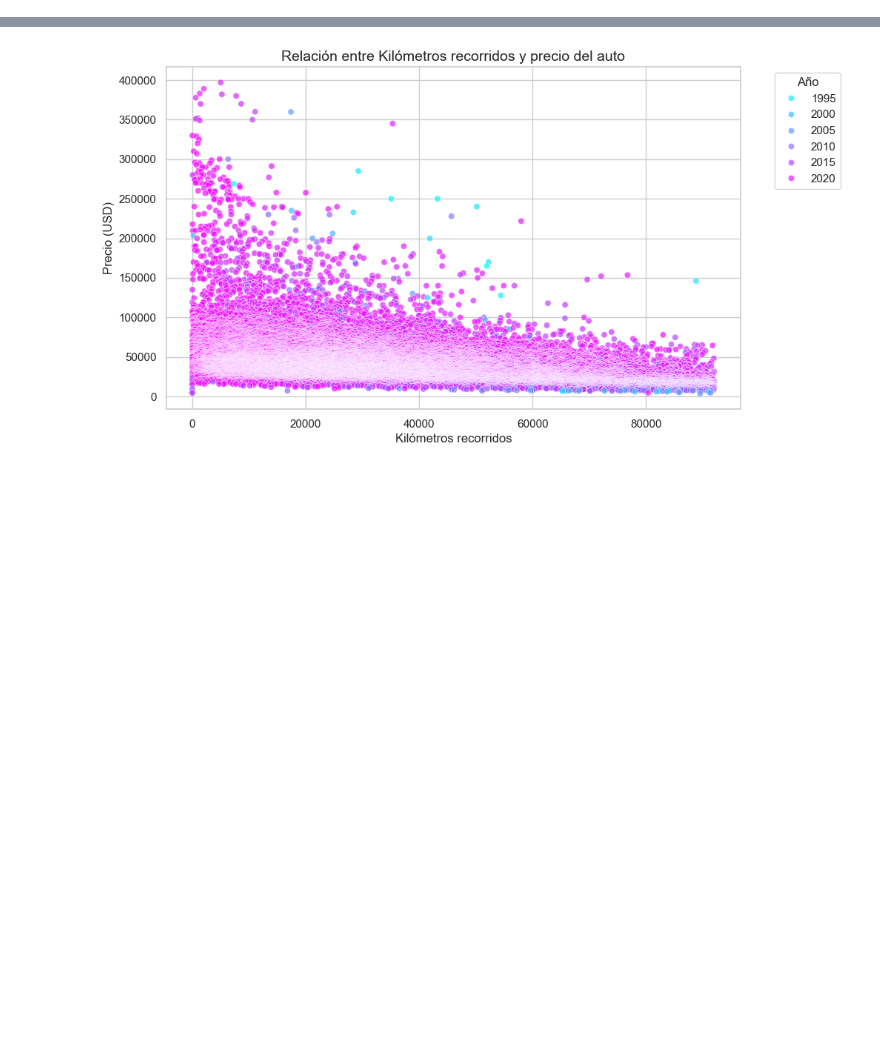
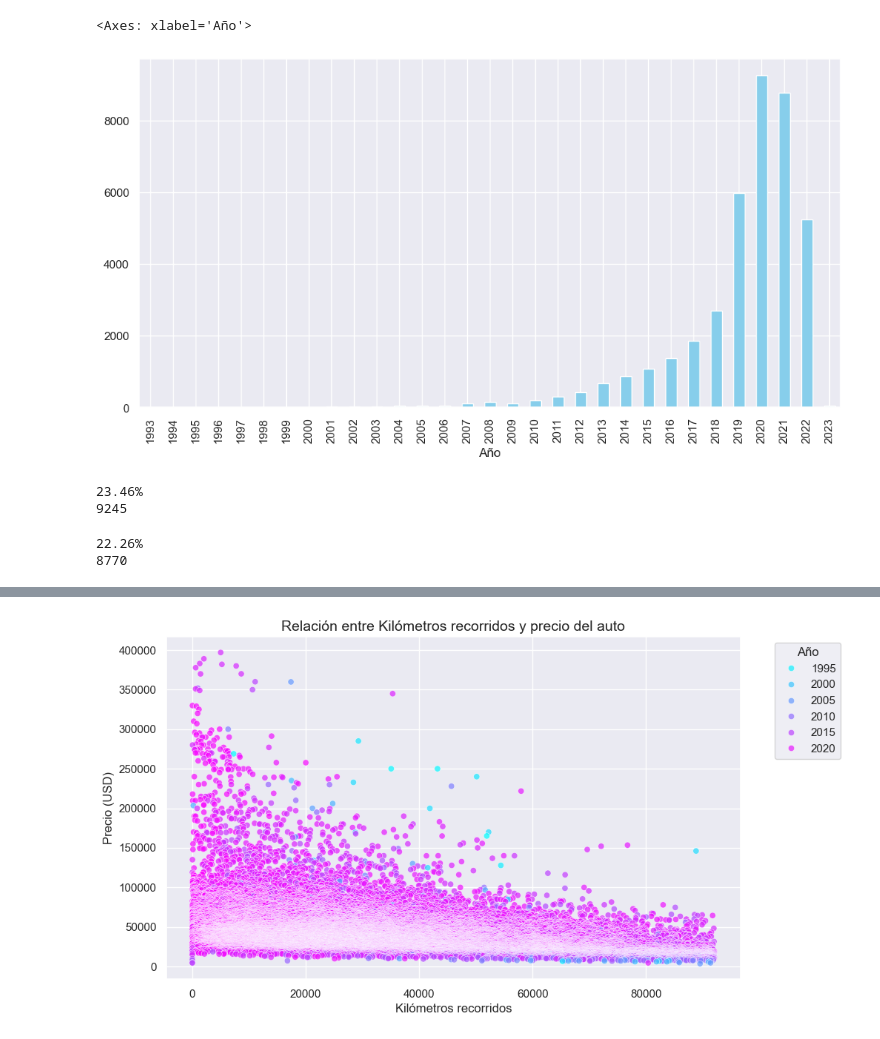
Before and after one commit to emalincic/Primer_Entrega_DS2, a Jupyter notebook: Asistencia_precios.ipynb, the cells around one changed output, grey strips where cells are left out. Saved outputs shown, nothing was run; the diff lists cells and outputs as text; code cells hidden in the pictures; blank space fills up the shorter version.

```diff
--- a/Asistencia_precios.ipynb
+++ b/Asistencia_precios.ipynb
@@ -89,0 +96,27 @@ Passing `palette` without assigning `hue` is deprecated and will be removed in v
+# %%
+data['Año'].value_counts().sort_index().plot(kind='bar', figsize=(12, 6), color='skyblue')
+# %% [output]
+<Axes: xlabel='Año'>
+[figure, added]
+# %%
+data_2020 = data[(data['Año'] == 2020)]
+porcentaje = (len(data_2020) / len(data)) * 100
+print(f"{porcentaje:.2f}%")
+
+data_2020 = data[(data['Año'] == 2020)]
+cantidad = (len(data_2020))
+print(f"{cantidad}")
+# %% [output]
+23.46%
+9245
+# %%
+data_2021 = data[(data['Año'] == 2021)]
+porcentaje = (len(data_2021) / len(data)) * 100
+print(f"{porcentaje:.2f}%")
+
+data_2021 = data[(data['Año'] == 2021)]
+cantidad = (len(data_2021))
+print(f"{cantidad}")
+# %% [output]
+22.26%
+8770
```
Also changed, not shown: parts of 37 cells of this notebook, 1 other file.
